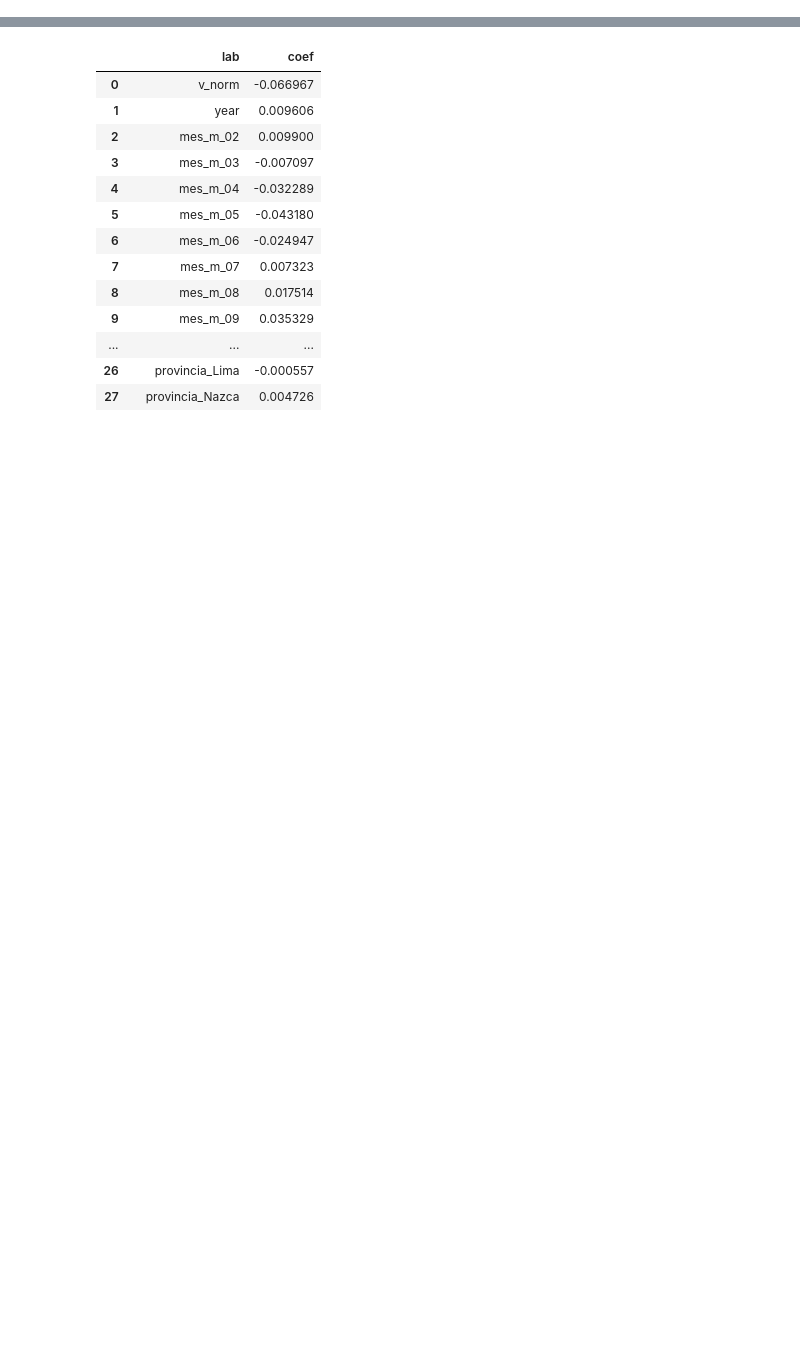
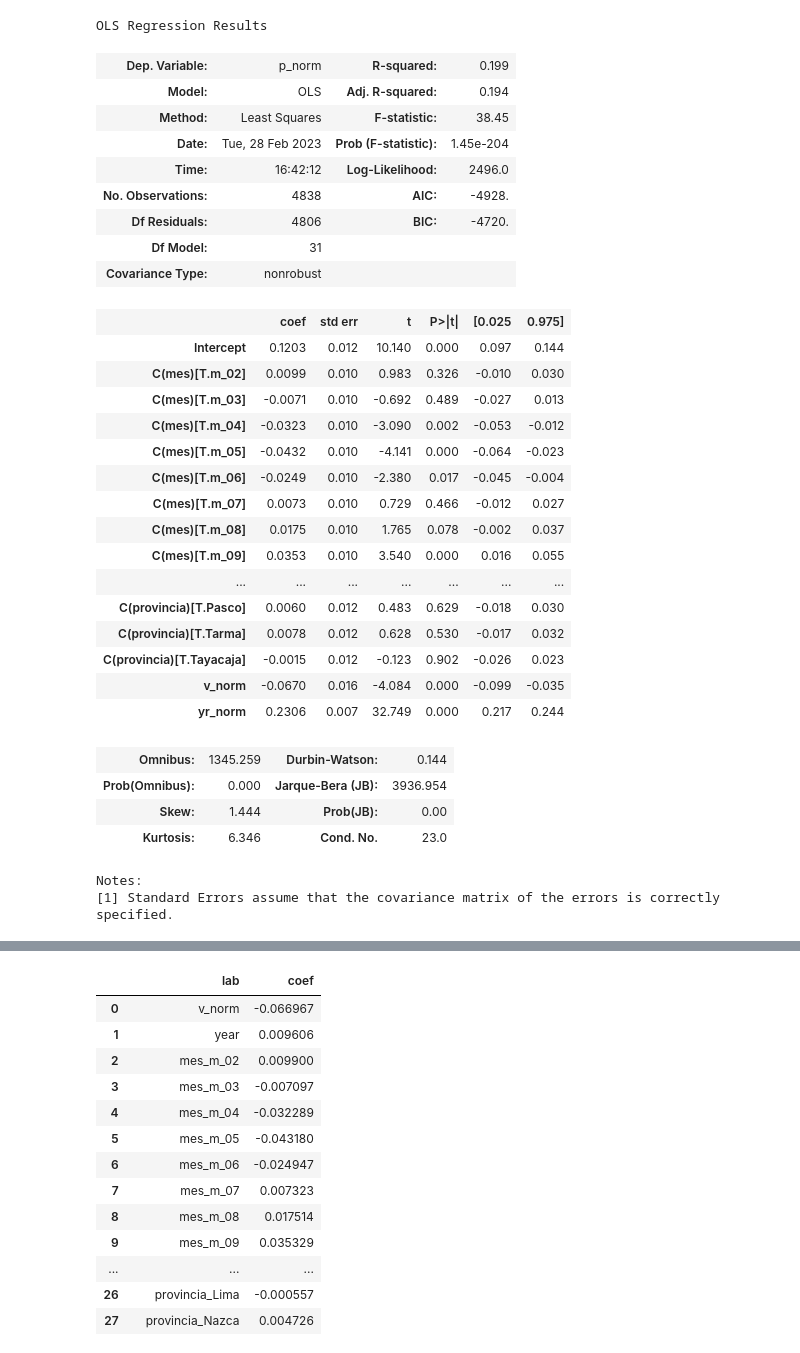
Before and after one commit to eduzegarra/grade_01, a Jupyter notebook: papa_lineal.ipynb, the cells around one changed output, grey strips where cells are left out. Saved outputs shown, nothing was run; the diff lists cells and outputs as text; code cells hidden in the pictures; blank space fills up the shorter version.

```diff
--- a/papa_lineal.ipynb
+++ b/papa_lineal.ipynb
@@ -11,14 +11,48 @@ dt=data[data.variedad=='Papa Blanca']
 # %%
 dt['p_norm']=(dt.precio-dt.precio.min())/(dt.precio.max()-dt.precio.min())
 dt['v_norm']=(dt.volumen-dt.volumen.min())/(dt.volumen.max()-dt.volumen.min())
+dt['yr_norm']=(data.year-data.year.min())/(data.year.max()-data.year.min())
 # %%
 plt.hist(dt.v_norm)
 # %%
 import statsmodels.formula.api as smf
 # %%
-model = smf.ols(formula='p_norm ~ v_norm + year + C(mes) + C(provincia)', data=dt)
+model = smf.ols(formula='p_norm ~ v_norm + yr_norm + C(mes) + C(provincia)', data=dt)
 results=model.fit()
 results.summary()
+# %% [output]
+OLS Regression Results
+| Dep. Variable: | p_norm | R-squared: | 0.199 |
+| Model: | OLS | Adj. R-squared: | 0.194 |
+| Method: | Least Squares | F-statistic: | 38.45 |
+| Date: | Tue, 28 Feb 2023 | Prob (F-statistic): | 1.45e-204 |
+| Time: | 16:42:12 | Log-Likelihood: | 2496.0 |
+| No. Observations: | 4838 | AIC: | -4928. |
+| Df Residuals: | 4806 | BIC: | -4720. |
+| Df Model: | 31 |  |  |
+| Covariance Type: | nonrobust |  |  |
+|  | coef | std err | t | P>|t| | [0.025 | 0.975] |
+| Intercept | 0.1203 | 0.012 | 10.140 | 0.000 | 0.097 | 0.144 |
+| C(mes)[T.m_02] | 0.0099 | 0.010 | 0.983 | 0.326 | -0.010 | 0.030 |
+| C(mes)[T.m_03] | -0.0071 | 0.010 | -0.692 | 0.489 | -0.027 | 0.013 |
+| C(mes)[T.m_04] | -0.0323 | 0.010 | -3.090 | 0.002 | -0.053 | -0.012 |
+| C(mes)[T.m_05] | -0.0432 | 0.010 | -4.141 | 0.000 | -0.064 | -0.023 |
+| C(mes)[T.m_06] | -0.0249 | 0.010 | -2.380 | 0.017 | -0.045 | -0.004 |
+| C(mes)[T.m_07] | 0.0073 | 0.010 | 0.729 | 0.466 | -0.012 | 0.027 |
+| C(mes)[T.m_08] | 0.0175 | 0.010 | 1.765 | 0.078 | -0.002 | 0.037 |
+| C(mes)[T.m_09] | 0.0353 | 0.010 | 3.540 | 0.000 | 0.016 | 0.055 |
+| ... | ... | ... | ... | ... | ... | ... |
+| C(provincia)[T.Pasco] | 0.0060 | 0.012 | 0.483 | 0.629 | -0.018 | 0.030 |
+| C(provincia)[T.Tarma] | 0.0078 | 0.012 | 0.628 | 0.530 | -0.017 | 0.032 |
+| C(provincia)[T.Tayacaja] | -0.0015 | 0.012 | -0.123 | 0.902 | -0.026 | 0.023 |
+| v_norm | -0.0670 | 0.016 | -4.084 | 0.000 | -0.099 | -0.035 |
+| yr_norm | 0.2306 | 0.007 | 32.749 | 0.000 | 0.217 | 0.244 |
+| Omnibus: | 1345.259 | Durbin-Watson: | 0.144 |
+| Prob(Omnibus): | 0.000 | Jarque-Bera (JB): | 3936.954 |
+| Skew: | 1.444 | Prob(JB): | 0.00 |
+| Kurtosis: | 6.346 | Cond. No. | 23.0 |
+Notes:
+[1] Standard Errors assume that the covariance matrix of the errors is correctly specified.
 # %%
 dt['yy_hat']=results.fittedvalues
 
```
Also changed, not shown: parts of 3 cells of this notebook.
